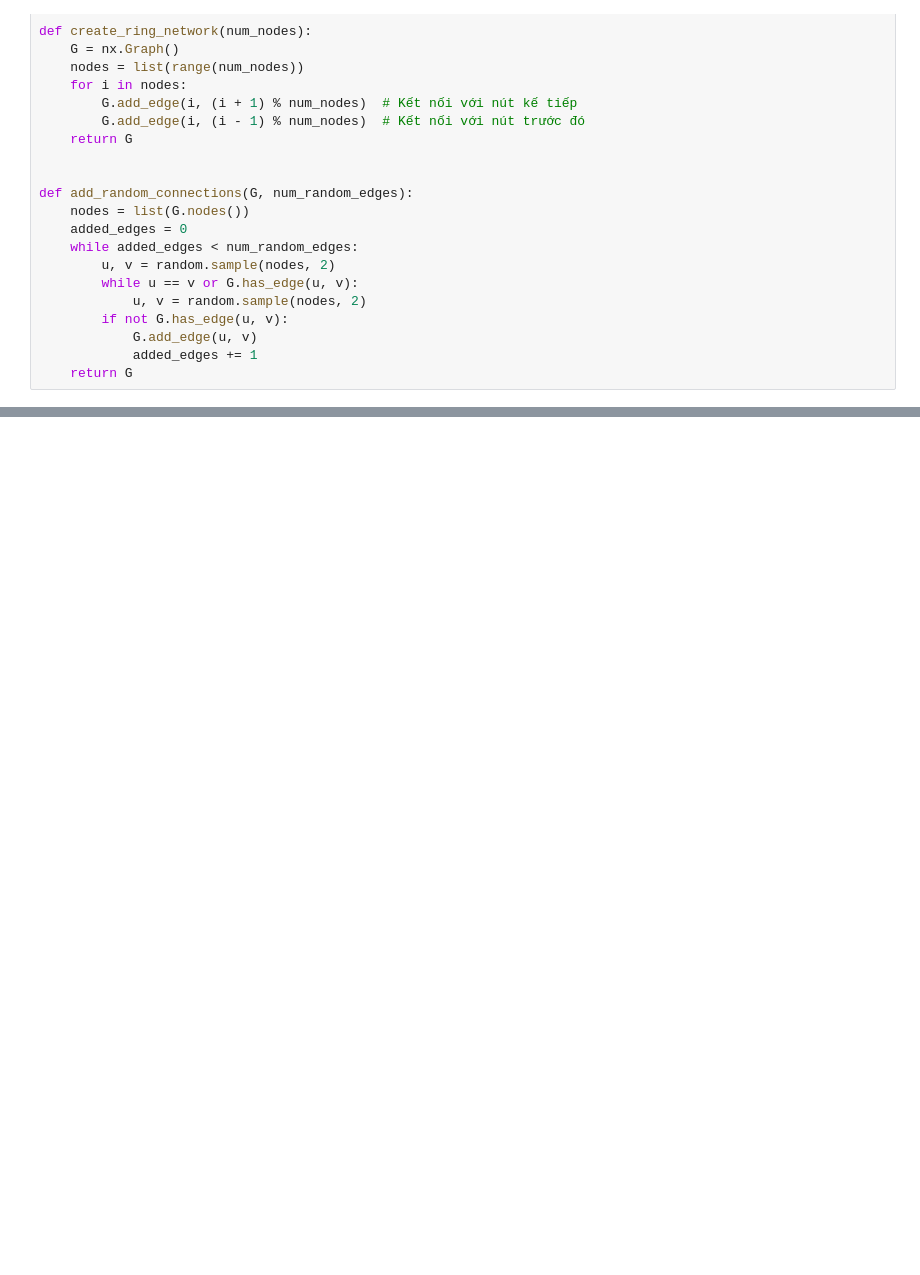
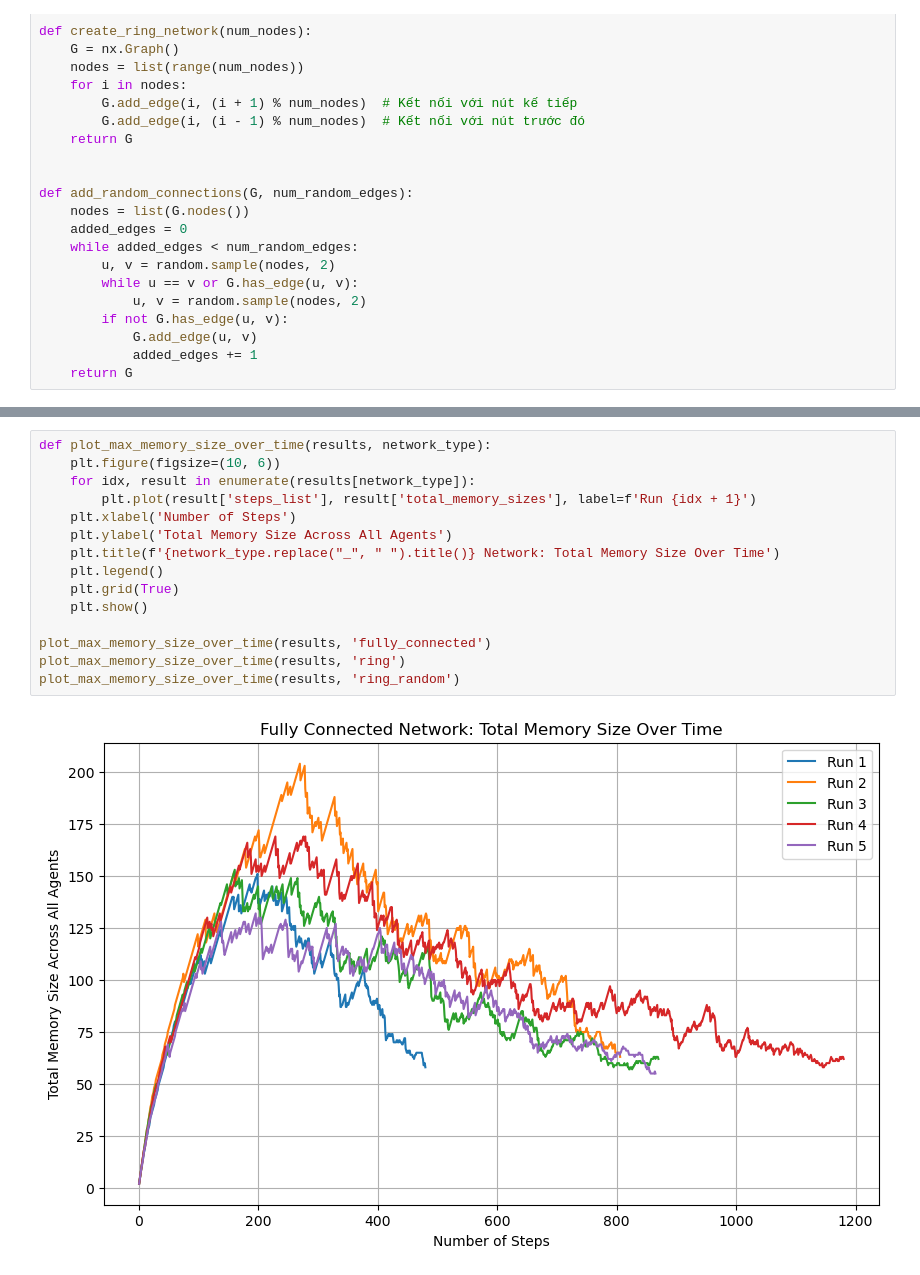
Before and after one commit to anhnd1/Naming-game-simulation, a Jupyter notebook: naming-game.ipynb, the cells around one changed output, grey strips where cells are left out. Saved outputs shown, nothing was run; the diff lists cells and outputs as text; blank space fills up the shorter version.

```diff
--- a/naming-game.ipynb
+++ b/naming-game.ipynb
@@ -260,0 +309,17 @@ plot_agents_with_common_name_over_time(results, 'ring_random')
+# %%
+def plot_max_memory_size_over_time(results, network_type):
+	plt.figure(figsize=(10, 6))
+	for idx, result in enumerate(results[network_type]):
+		plt.plot(result['steps_list'], result['total_memory_sizes'], label=f'Run {idx + 1}')
+	plt.xlabel('Number of Steps')
+	plt.ylabel('Total Memory Size Across All Agents')
+	plt.title(f'{network_type.replace("_", " ").title()} Network: Total Memory Size Over Time')
+	plt.legend()
+	plt.grid(True)
+	plt.show()
+
+plot_max_memory_size_over_time(results, 'fully_connected')
+plot_max_memory_size_over_time(results, 'ring')
+plot_max_memory_size_over_time(results, 'ring_random')
+# %% [output]
+[figure, added]
```
Also changed, not shown: parts of 7 cells of this notebook, 1 other file.
